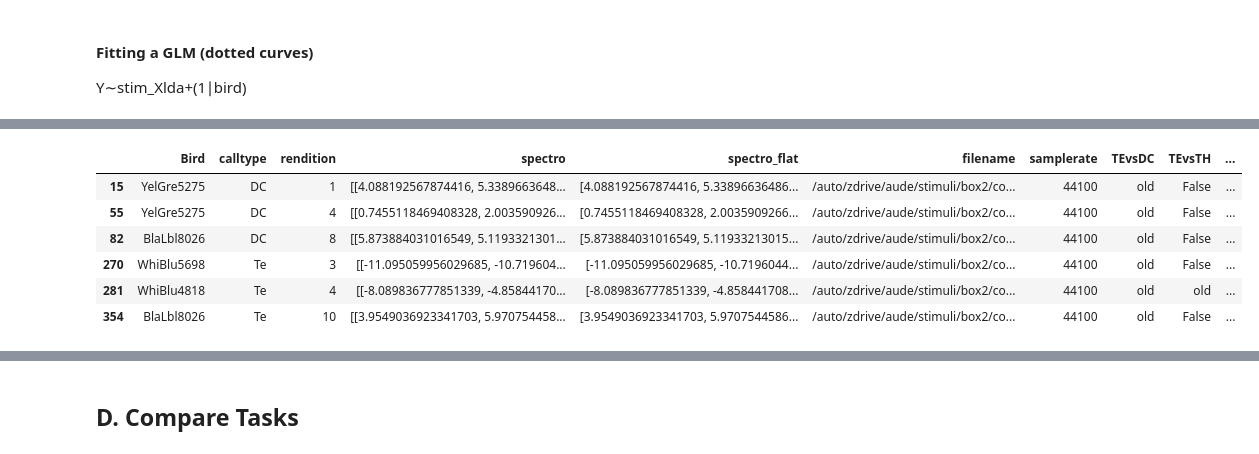
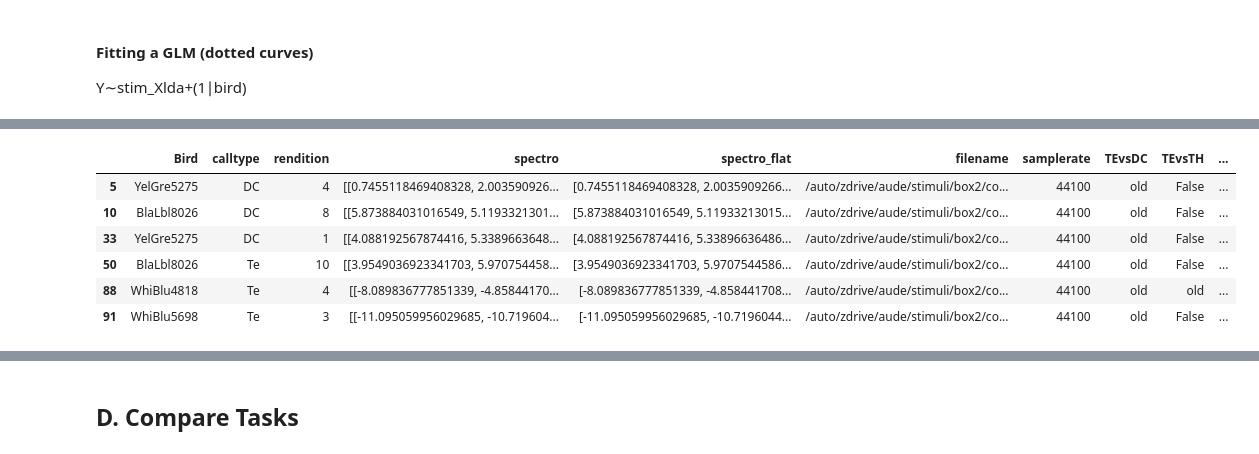
Before and after one commit to theunissenlab/zebra-finch-semantic-category, a Jupyter notebook: pythonNotebooks/BEHAV-Figure 3_logistic.ipynb, the cells around one changed output, grey strips where cells are left out. Cells and saved outputs as stored; diff of their text form; code cells hidden in the pictures.

```diff
--- a/pythonNotebooks/BEHAV-Figure 3_logistic.ipynb
+++ b/pythonNotebooks/BEHAV-Figure 3_logistic.ipynb
@@ -212,3 +227,8 @@ vocSelTable = pd.read_hdf('/auto/zdrive/aude/Code/zebra-finch-semantic-category/
+# %%
+vocSelTableDC = pd.read_hdf('/auto/zdrive/aude/Code/zebra-finch-semantic-category/data/acoustic_confusion/ConfusingCallTableDC')
+vocSelTableTe = pd.read_hdf('/auto/zdrive/aude/Code/zebra-finch-semantic-category/data/acoustic_confusion/ConfusingCallTableTe')
+vocSelTableTh = pd.read_hdf('/auto/zdrive/aude/Code/zebra-finch-semantic-category/data/acoustic_confusion/ConfusingCallTableTh')
+vocSelTable = pd.concat([vocSelTableDC, vocSelTableTe, vocSelTableTh], ignore_index = True)
 # %%
 vocSelTable
 # %% [output]
@@ -284,7 +304,7 @@ def getXlda(voctabletask,calc_mode = 'normalized', plot_coef=False):
 # %%
 vocTEvsDC = getXlda(vocTEvsDC)
 vocTEvsTH = getXlda(vocTEvsTH)
-# vocTEvsTH['Xlda'] = -1*vocTEvsTH['Xlda']
+vocTEvsTH['Xlda'] = -1*vocTEvsTH['Xlda']
 # %% [output]
 A value is trying to be set on a copy of a slice from a DataFrame.
 Try using .loc[row_indexer,col_indexer] = value instead
@@ -975,6 +1016,7 @@ def plot_spectrograms_along_xlda(fig, ax_main, ax_legend, df, call_type_colors,
 # SELECTION OF SPECTROGRAMS
 
 OldvocTEvsTH = vocTEvsTH[vocTEvsTH.TEvsTH == 'old']
+
 # OldvocTEvsTH[OldvocTEvsTH.Xlda>300] # index 337 PurRas20dd	Te	8, index 227 GraGra0201 TH 10
 # OldvocTEvsTH[OldvocTEvsTH.Xlda>200][vocTEvsTH.Xlda<300] # index 271 WhiBlu4818	Te	3
 # OldvocTEvsTH[OldvocTEvsTH.Xlda>0][vocTEvsTH.Xlda<200] # index 343 WhiBlu4818	Te	9
@@ -982,7 +1024,16 @@ OldvocTEvsTH = vocTEvsTH[vocTEvsTH.TEvsTH == 'old']
 # OldvocTEvsTH[OldvocTEvsTH.Xlda>-400][vocTEvsTH.Xlda<-200] # index 217 GraGra0201	TH	9
 # OldvocTEvsTH[OldvocTEvsTH.Xlda<-300] # index 190 GreOra1817	TH	7
 
-selected_spectro_TEvsTH = vocTEvsTH[vocTEvsTH.index.isin([337,227,271,343,218,217,190])]
+choice_spect = [['PurRas20dd', 'TE', '8'], ['GraGra0201', 'TH', '10'], ['WhiBlu4818', 'TE', '3'],
+                ['WhiBlu4818', 'TE', '9'], ['GreOra1817', 'TH', '9'], ['GraGra0201', 'TH', '9'],
+               ['GreOra1817', 'TH', '7']]
+choice_idex = []
+for vocalizer, calltype, rendition in choice_spect :
+    choice_idex.append(OldvocTEvsTH[(OldvocTEvsTH['Bird'] == vocalizer) &
+                                    (OldvocTEvsTH['calltype_upper'] == calltype) &
+                                    (OldvocTEvsTH['rendition'] == rendition)].index.values[0])
+
+selected_spectro_TEvsTH = OldvocTEvsTH[OldvocTEvsTH.index.isin(choice_idex)]
 selected_spectro_TEvsTH
 # %% [output]
 |  | Bird | calltype | rendition | spectro | spectro_flat | filename | samplerate | TEvsDC | TEvsTH | ... |
@@ -1056,24 +1107,33 @@ P-value: 0.5453246892843251
 # %%
 # SELECTION OF SPECTROGRAMS
 
 OldvocTEvsDC = vocTEvsDC[vocTEvsDC.TEvsDC == 'old']
 # OldvocTEvsDC[OldvocTEvsDC.Xlda<-1500] # index 55 YelGre5275	DC	4
 # OldvocTEvsDC[OldvocTEvsDC.Xlda>-1500][OldvocTEvsDC.Xlda<-1000] # index 82 BlaLbl8026	DC	8
 # OldvocTEvsDC[OldvocTEvsDC.Xlda>-1000][OldvocTEvsDC.Xlda<0] # index 15 YelGre5275	DC	1
 # OldvocTEvsDC[OldvocTEvsDC.Xlda>0][OldvocTEvsDC.Xlda<700] # index 354 BlaLbl8026	TE	10
 # OldvocTEvsDC[OldvocTEvsDC.Xlda>700][OldvocTEvsDC.Xlda<1000] # index 281 WhiBlu4818	TE	4
 # OldvocTEvsDC[OldvocTEvsDC.Xlda>1000] # index 270 WhiBlu5698	TE	3
 
-selected_spectro_TEvsDC = vocTEvsDC[vocTEvsDC.index.isin([55,82,15,354,281,270])]
+choice_spect = [['YelGre5275', 'DC', '4'], ['BlaLbl8026', 'DC', '8'], ['YelGre5275', 'DC', '1'],
+                ['BlaLbl8026', 'TE', '10'], ['WhiBlu4818', 'TE', '4'], ['WhiBlu5698', 'TE', '3'],]
+
+choice_idex = []
+for vocalizer, calltype, rendition in choice_spect :
+    choice_idex.append(OldvocTEvsDC[(OldvocTEvsDC['Bird'] == vocalizer) &
+                                    (OldvocTEvsDC['calltype_upper'] == calltype) &
+                                    (OldvocTEvsDC['rendition'] == rendition)].index.values[0])
+
+selected_spectro_TEvsDC = OldvocTEvsDC[OldvocTEvsDC.index.isin(choice_idex)]
 selected_spectro_TEvsDC
 # %% [output]
 |  | Bird | calltype | rendition | spectro | spectro_flat | filename | samplerate | TEvsDC | TEvsTH | ... |
-| 15 | YelGre5275 | DC | 1 | [[4.088192567874416, 5.3389663648... | [4.088192567874416, 5.33896636486... | /auto/zdrive/aude/stimuli/box2/co... | 44100 | old | False | ... |
-| 55 | YelGre5275 | DC | 4 | [[0.7455118469408328, 2.003590926... | [0.7455118469408328, 2.0035909266... | /auto/zdrive/aude/stimuli/box2/co... | 44100 | old | False | ... |
-| 82 | BlaLbl8026 | DC | 8 | [[5.873884031016549, 5.1193321301... | [5.873884031016549, 5.11933213015... | /auto/zdrive/aude/stimuli/box2/co... | 44100 | old | False | ... |
-| 270 | WhiBlu5698 | Te | 3 | [[-11.095059956029685, -10.719604... | [-11.095059956029685, -10.7196044... | /auto/zdrive/aude/stimuli/box2/co... | 44100 | old | False | ... |
-| 281 | WhiBlu4818 | Te | 4 | [[-8.089836777851339, -4.85844170... | [-8.089836777851339, -4.858441708... | /auto/zdrive/aude/stimuli/box2/co... | 44100 | old | old | ... |
-| 354 | BlaLbl8026 | Te | 10 | [[3.9549036923341703, 5.970754458... | [3.9549036923341703, 5.9707544586... | /auto/zdrive/aude/stimuli/box2/co... | 44100 | old | False | ... |
+| 5 | YelGre5275 | DC | 4 | [[0.7455118469408328, 2.003590926... | [0.7455118469408328, 2.0035909266... | /auto/zdrive/aude/stimuli/box2/co... | 44100 | old | False | ... |
+| 10 | BlaLbl8026 | DC | 8 | [[5.873884031016549, 5.1193321301... | [5.873884031016549, 5.11933213015... | /auto/zdrive/aude/stimuli/box2/co... | 44100 | old | False | ... |
+| 33 | YelGre5275 | DC | 1 | [[4.088192567874416, 5.3389663648... | [4.088192567874416, 5.33896636486... | /auto/zdrive/aude/stimuli/box2/co... | 44100 | old | False | ... |
+| 50 | BlaLbl8026 | Te | 10 | [[3.9549036923341703, 5.970754458... | [3.9549036923341703, 5.9707544586... | /auto/zdrive/aude/stimuli/box2/co... | 44100 | old | False | ... |
+| 88 | WhiBlu4818 | Te | 4 | [[-8.089836777851339, -4.85844170... | [-8.089836777851339, -4.858441708... | /auto/zdrive/aude/stimuli/box2/co... | 44100 | old | old | ... |
+| 91 | WhiBlu5698 | Te | 3 | [[-11.095059956029685, -10.719604... | [-11.095059956029685, -10.7196044... | /auto/zdrive/aude/stimuli/box2/co... | 44100 | old | False | ... |
 # %%
 AIC_models_TEvsDC, LR_models_TEvsDC = categorization_plot_simplified(taskdf = new_shaping_TEvsDCdf,
                         task = 'TEvsDC',
```
Also changed, not shown: parts of 20 cells of this notebook, 3 other files.
